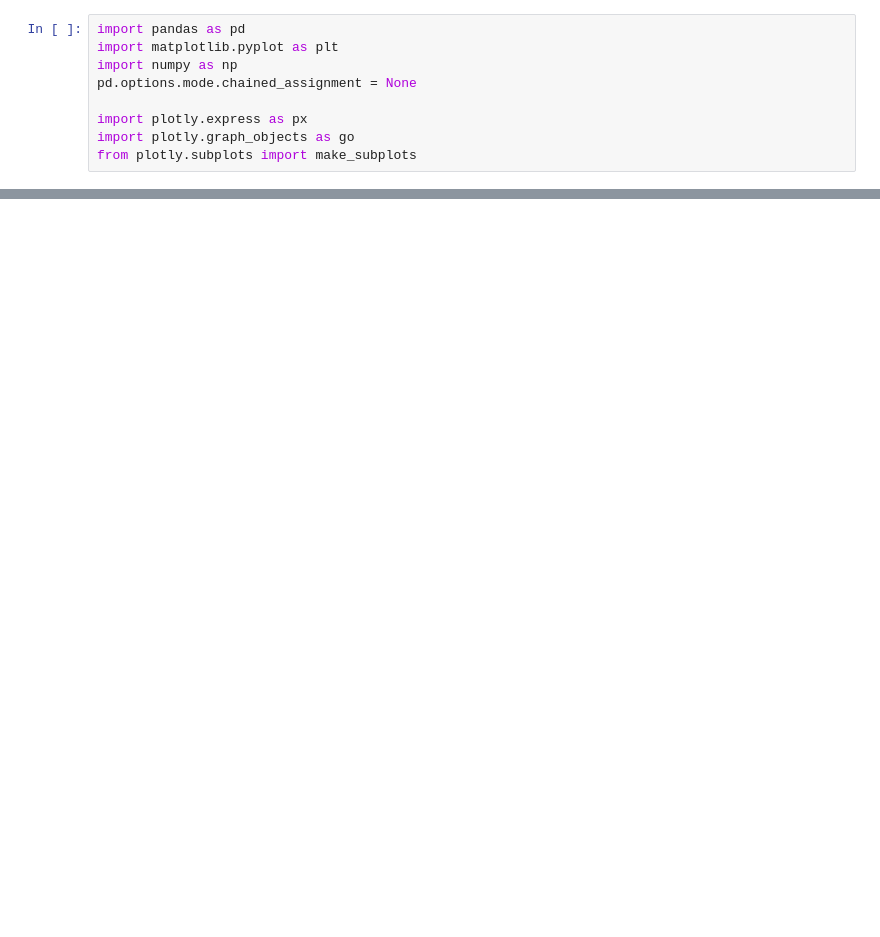
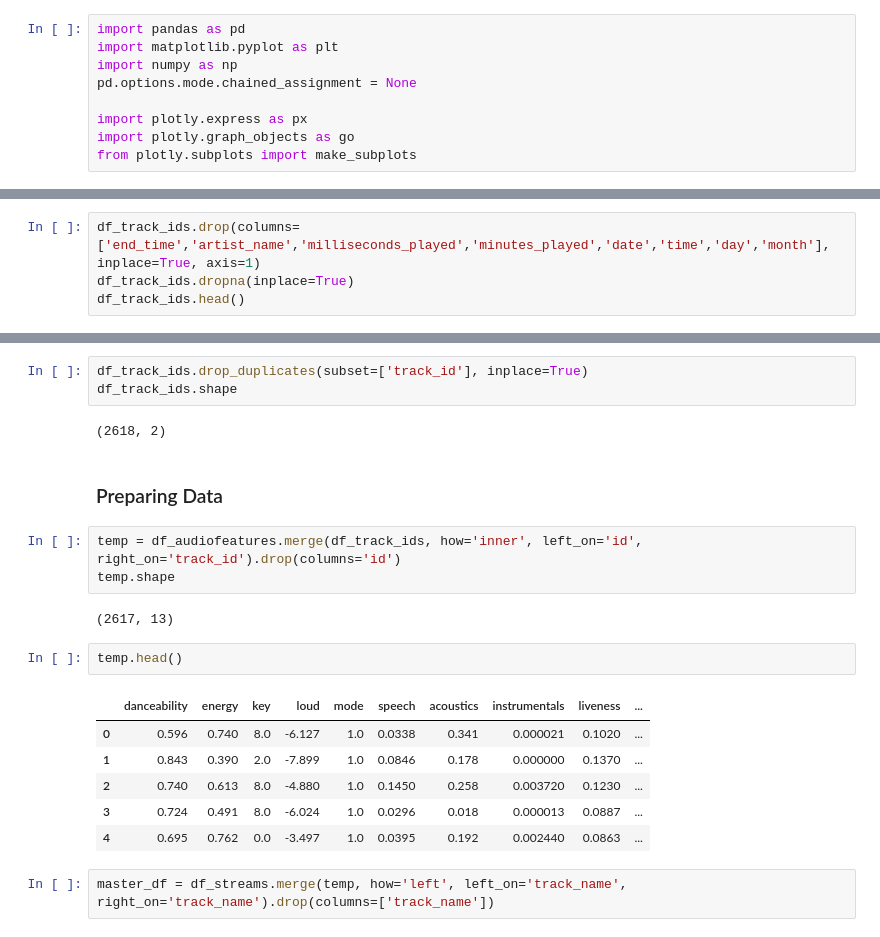
Before and after one commit to addds03/Spotify-API, a Jupyter notebook: EDA_musicTaste.ipynb, the cells around one changed output, grey strips where cells are left out. Drawn from its saved outputs; the diff is of its cells as text; blank space fills up the shorter version.

Commit message:
Prepared Data for EDA on music taste

```diff
--- a/EDA_musicTaste.ipynb
+++ b/EDA_musicTaste.ipynb
@@ -22,0 +64,4 @@ df_audiofeatures.head()
+# %%
+df_track_ids.drop(columns=['end_time','artist_name','milliseconds_played','minutes_played','date','time','day','month'], inplace=True, axis=1)
+df_track_ids.dropna(inplace=True)
+df_track_ids.head()
@@ -31,0 +85,23 @@ df_track_ids.head()
+# %%
+df_track_ids.drop_duplicates(subset=['track_id'], inplace=True)
+df_track_ids.shape
+# %% [output]
+(2618, 2)
+# %% [markdown]
+### Preparing Data
+# %%
+temp = df_audiofeatures.merge(df_track_ids, how='inner', left_on='id', right_on='track_id').drop(columns='id')
+temp.shape
+# %% [output]
+(2617, 13)
+# %%
+temp.head()
+# %% [output]
+|  | danceability | energy | key | loud | mode | speech | acoustics | instrumentals | liveness | ... |
+| 0 | 0.596 | 0.740 | 8.0 | -6.127 | 1.0 | 0.0338 | 0.341 | 0.000021 | 0.1020 | ... |
+| 1 | 0.843 | 0.390 | 2.0 | -7.899 | 1.0 | 0.0846 | 0.178 | 0.000000 | 0.1370 | ... |
+| 2 | 0.740 | 0.613 | 8.0 | -4.880 | 1.0 | 0.1450 | 0.258 | 0.003720 | 0.1230 | ... |
+| 3 | 0.724 | 0.491 | 8.0 | -6.024 | 1.0 | 0.0296 | 0.018 | 0.000013 | 0.0887 | ... |
+| 4 | 0.695 | 0.762 | 0.0 | -3.497 | 1.0 | 0.0395 | 0.192 | 0.002440 | 0.0863 | ... |
+# %%
+master_df = df_streams.merge(temp, how='left', left_on='track_name', right_on='track_name').drop(columns=['track_name'])
```
Also changed, not shown: parts of 14 cells of this notebook.
